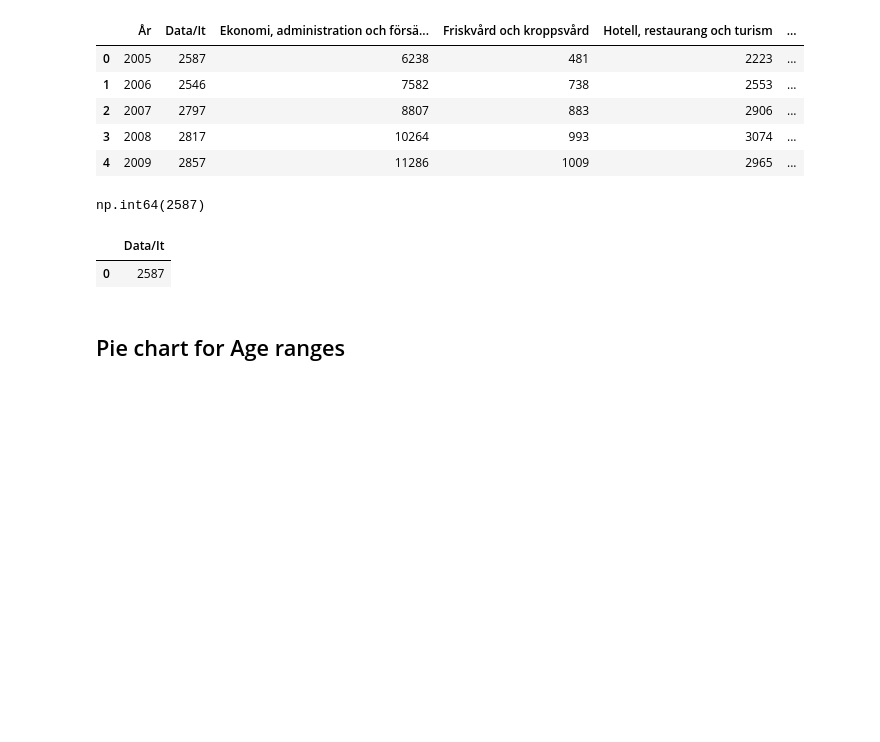
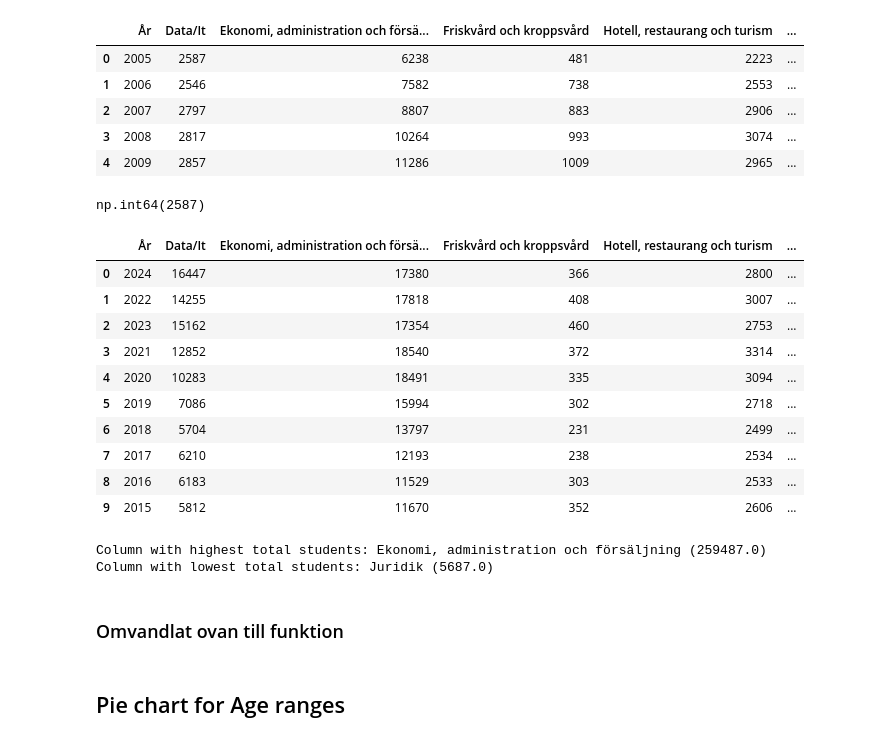
Before and after one commit to Ferothanes/Datavisualisering_Gruppprojekt_Grupp10, a Jupyter notebook: EDA/Freja_EDA.ipynb, the cells around one changed output. Drawn from its saved outputs; the diff is of its cells as text; code cells hidden in the pictures; blank space fills up the shorter version.

```diff
--- a/EDA/Freja_EDA.ipynb
+++ b/EDA/Freja_EDA.ipynb
@@ -66,13 +66,45 @@ np.int64(2587)
 # %%
 import duckdb
 
-test = duckdb.query("""
-SELECT "Data/It"
+# Run query
+result = duckdb.query("""
+SELECT *
 FROM df3
-WHERE År = 2005
+ORDER BY Totalt DESC
 """).df()
 
-test
+result.head(10)
 # %% [output]
-|  | Data/It |
-| 0 | 2587 |
+|  | År | Data/It | Ekonomi, administration och försä... | Friskvård och kroppsvård | Hotell, restaurang och turism | ... |
+| 0 | 2024 | 16447 | 17380 | 366 | 2800 | ... |
+| 1 | 2022 | 14255 | 17818 | 408 | 3007 | ... |
+| 2 | 2023 | 15162 | 17354 | 460 | 2753 | ... |
+| 3 | 2021 | 12852 | 18540 | 372 | 3314 | ... |
+| 4 | 2020 | 10283 | 18491 | 335 | 3094 | ... |
+| 5 | 2019 | 7086 | 15994 | 302 | 2718 | ... |
+| 6 | 2018 | 5704 | 13797 | 231 | 2499 | ... |
+| 7 | 2017 | 6210 | 12193 | 238 | 2534 | ... |
+| 8 | 2016 | 6183 | 11529 | 303 | 2533 | ... |
+| 9 | 2015 | 5812 | 11670 | 352 | 2606 | ... |
+# %%
+# Excluderar år, övrigt & total columner
+numeric_cols = df3.drop(columns=['År', 'Totalt', 'Övrigt'])
+
+# Summera varje column
+column_sums = numeric_cols.sum()
+
+# Find column with max
+max_column = column_sums.idxmax()
+max_value = column_sums[max_column]
+
+# Find column with min
+min_column = column_sums.idxmin()
+min_value = column_sums[min_column]
+
+print(f"Column with highest total students: {max_column} ({max_value})")
+print(f"Column with lowest total students: {min_column} ({min_value})")
+# %% [output]
+Column with highest total students: Ekonomi, administration och försäljning (259487.0)
+Column with lowest total students: Juridik (5687.0)
+# %% [markdown]
+### Omvandlat ovan till funktion
```
Also changed, not shown: parts of 3 cells of this notebook, 3 other files.
